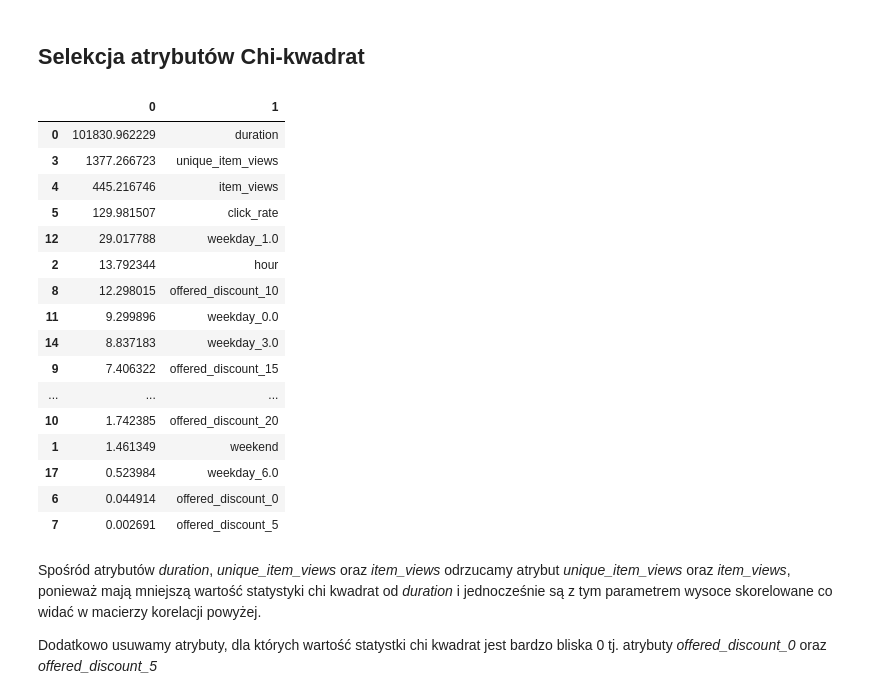
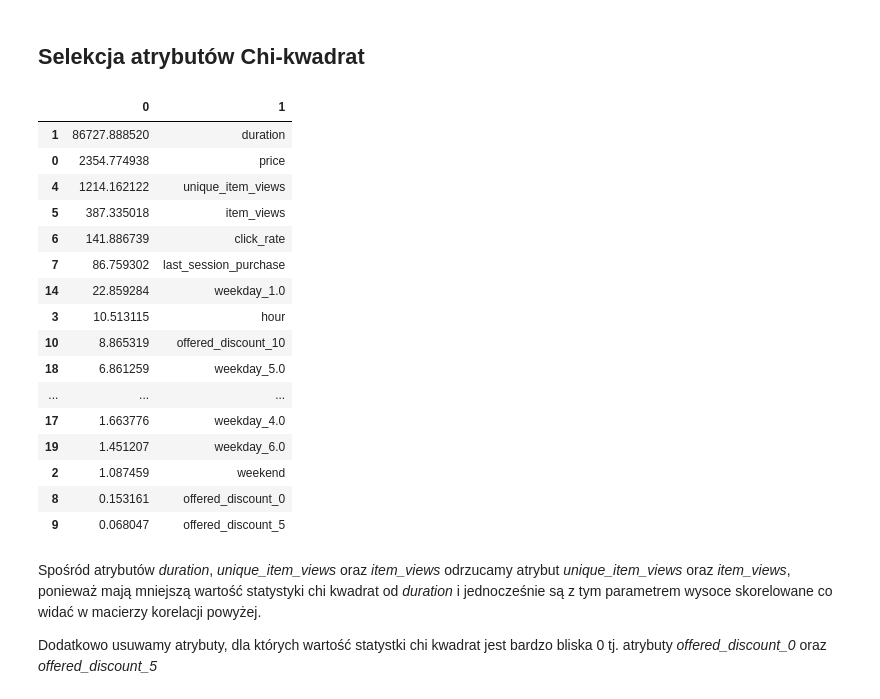
Before and after one commit to pawelbeza/IUM, a Jupyter notebook: ml_models.ipynb, the cells around one changed output. Drawn from its saved outputs; the diff is of its cells as text; code cells hidden in the pictures.

```diff
--- a/ml_models.ipynb
+++ b/ml_models.ipynb
@@ -26,6 +45,8 @@ sessions = pd.get_dummies(sessions, columns = ['offered_discount', 'weekday'])
+# %%
+X = sessions.drop('purchase', axis=1)
+Y = sessions[['purchase']]
 # %%
 records_num = len(sessions)
-train, validation, test = np.split(sessions.sample(frac=1, random_state=42), [int(.6*records_num),
-                                                                              int(.8*records_num)])
+X_train, X_test, Y_train, Y_test = train_test_split(X, Y, test_size=test_size, random_state=seed)
 # %%
 print('Size of entire dataset: ', records_num)
@@ -40,6 +59,3 @@ Size of test set:  7573
 # %%
-X_train = sessions.drop('purchase', axis = 1)
-Y_train = sessions['purchase']
-
 X_train.head()
 # %% [output]
@@ -68,7 +86,2 @@ sns.heatmap(
 # %% [markdown]
 Zauważamy bardzo wysoką korelacje między długością trwania sesji *duration* a liczbą wyświetlonych przedmiotów w sumie *item_views* oraz liczbą wyświetlonych unikalnych przedmiotów *unique_item_views*. Dlatego w dalszej części zrezygnujemy z części wymienionych atrybutów. Wybór będzie zależeć od wartości chi kwadrat dla poszczególnych atrybutów.
-# %%
-X_train = sessions.drop('purchase', axis = 1)
-Y_train = sessions['purchase']
-
-X_train.head()
@@ -84,31 +90,33 @@ X_train.head()
 # %%
 list_one =[]
 feature_ranking = SelectKBest(chi2, k=5)
 fit = feature_ranking.fit(X_train, Y_train)
 
 for i, (score, feature) in enumerate(zip(feature_ranking.scores_, X_train.columns)):
     list_one.append((score, feature))
 
 dfObj = pd.DataFrame(list_one)
-dfObj.sort_values(by=[0], ascending = False)
+dfObj = dfObj.sort_values(by=[0], ascending = False)
+
+display(dfObj)
 # %% [output]
 |  | 0 | 1 |
-| 0 | 101830.962229 | duration |
-| 3 | 1377.266723 | unique_item_views |
-| 4 | 445.216746 | item_views |
-| 5 | 129.981507 | click_rate |
-| 12 | 29.017788 | weekday_1.0 |
-| 2 | 13.792344 | hour |
-| 8 | 12.298015 | offered_discount_10 |
-| 11 | 9.299896 | weekday_0.0 |
-| 14 | 8.837183 | weekday_3.0 |
-| 9 | 7.406322 | offered_discount_15 |
+| 1 | 86727.888520 | duration |
+| 0 | 2354.774938 | price |
+| 4 | 1214.162122 | unique_item_views |
+| 5 | 387.335018 | item_views |
+| 6 | 141.886739 | click_rate |
+| 7 | 86.759302 | last_session_purchase |
+| 14 | 22.859284 | weekday_1.0 |
+| 3 | 10.513115 | hour |
+| 10 | 8.865319 | offered_discount_10 |
+| 18 | 6.861259 | weekday_5.0 |
 | ... | ... | ... |
-| 10 | 1.742385 | offered_discount_20 |
-| 1 | 1.461349 | weekend |
-| 17 | 0.523984 | weekday_6.0 |
-| 6 | 0.044914 | offered_discount_0 |
-| 7 | 0.002691 | offered_discount_5 |
+| 17 | 1.663776 | weekday_4.0 |
+| 19 | 1.451207 | weekday_6.0 |
+| 2 | 1.087459 | weekend |
+| 8 | 0.153161 | offered_discount_0 |
+| 9 | 0.068047 | offered_discount_5 |
 # %% [markdown]
 Spośród atrybutów *duration*, *unique_item_views* oraz *item_views* odrzucamy atrybut *unique_item_views* oraz *item_views*, ponieważ mają mniejszą wartość statystyki chi kwadrat od *duration* i jednocześnie są z tym parametrem wysoce skorelowane co widać w macierzy korelacji powyżej.
 
```
Also changed, not shown: parts of 22 cells of this notebook.
